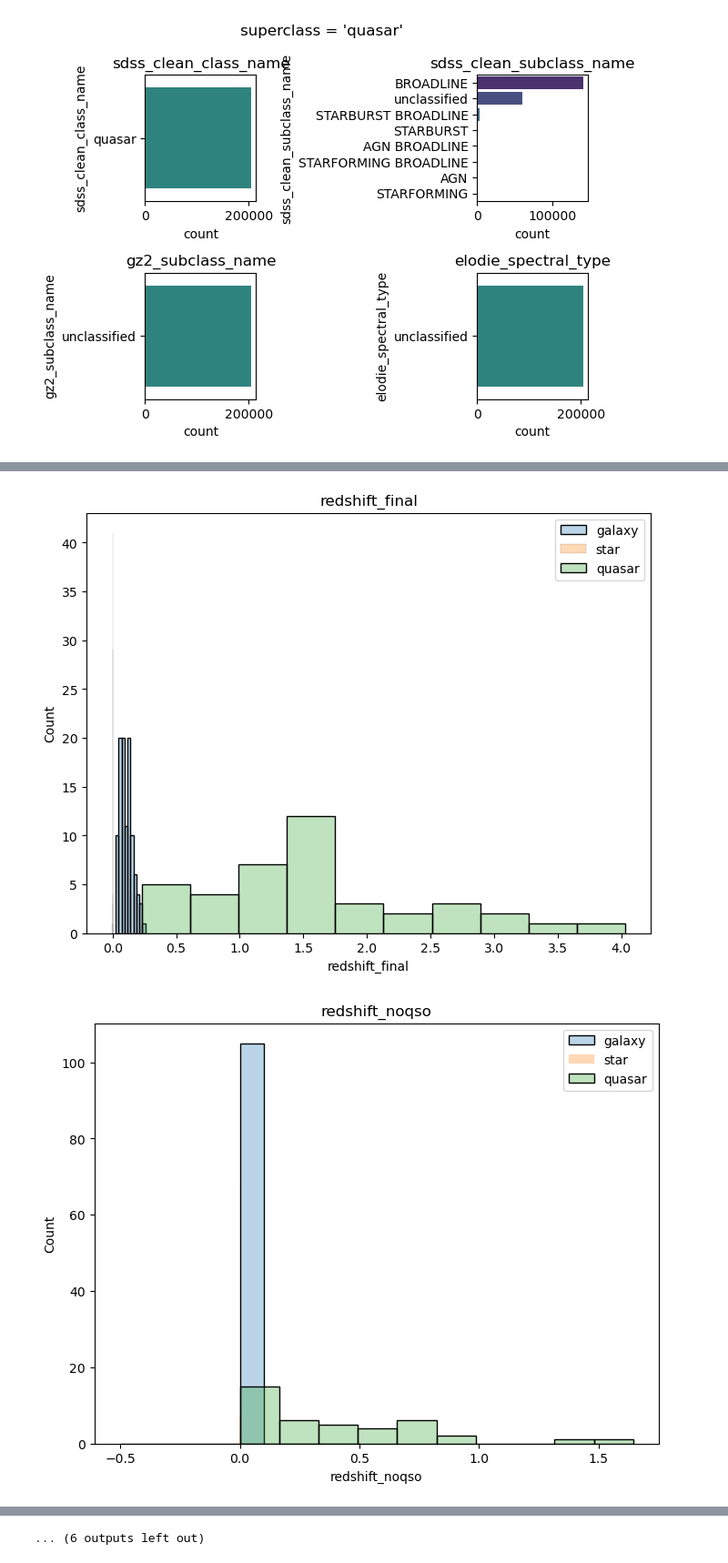
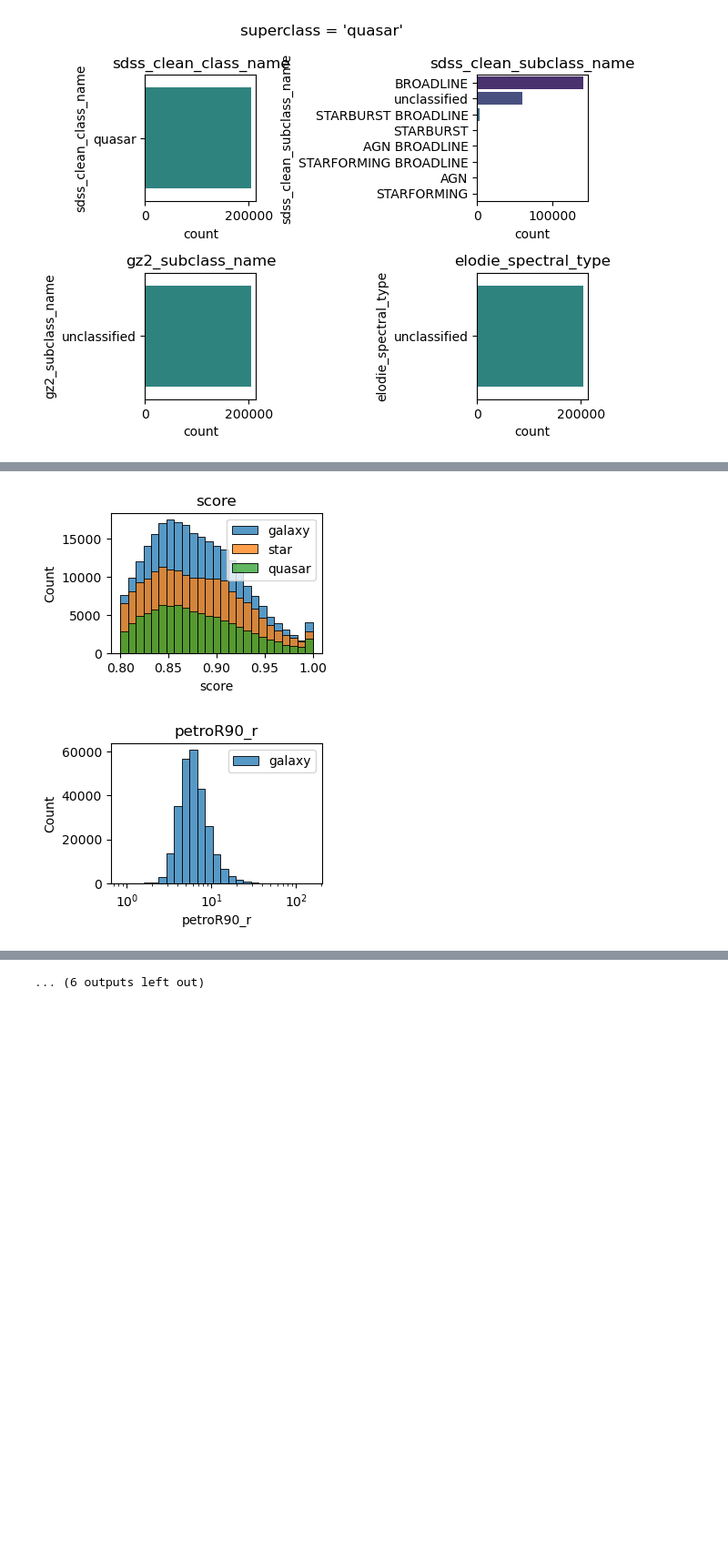
Before and after one commit to jspencermorris/galaxies_sdss, a Jupyter notebook: notebooks/jsm_eda_02.ipynb, the cells around one changed output, grey strips where cells are left out. Shown at 91% size. Cells and saved outputs as stored; diff of their text form; code cells hidden in the pictures; blank space fills up the shorter version.

Commit message:
updated notebook for primary data consolidation

```diff
--- a/notebooks/jsm_eda_02.ipynb
+++ b/notebooks/jsm_eda_02.ipynb
@@ -155,0 +151,5 @@ Text(0.5, 1.0, 'Distribution of SDSS objects across the sky, by superclass')
+# %%
+# clean sdss_full table based on gz2 labels
+
+# drop rows that with gz2 labels indicative of stars
+sdss_full = sdss_full[sdss_full['gz2_subclass_name'] != 'A']
@@ -155,0 +252,10 @@ Text(0.5, 1.0, 'Distribution of SDSS objects across the sky, by superclass')
+# %%
+"""# investigate filters and features
+
+for col in object_filters + object_features:
+    print(f"{len(sdss_full[sdss_full[col] <= 0])} negative values")
+    print(sdss_full[col].describe())
+    plt.figure(figsize=(2, 1))
+    plt.hist(x=sdss_full[col], bins=50)
+    plt.title(col)
+    plt.show()"""
@@ -156,36 +404,44 @@ Text(0.5, 1.0, 'Distribution of SDSS objects across the sky, by superclass')
 # %%
 # investigate histograms of feature columns, color-shaded by superclass
 
 # generate a subset dataframe
-df = sdss_full[['sdss_clean_class_name'] + object_filters + object_features]
-df = df.sample(frac=0.0002)
-l1 = object_filters
-l2 = object_features
-
+df = sdss_primary[['sdss_clean_class_name'] + object_filters + object_features]
+df = df.sample(frac=0.5)
 
 # define classes
-classes = df['sdss_clean_class_name'].unique()
+classes = sdss_primary['sdss_clean_class_name'].unique()
 classes = classes[classes != 'unclassified']
 
-#
+# set a color palette with distinct colors for each category
+colors = sns.color_palette('bright', n_colors=len(df['sdss_clean_class_name'].unique()))
 
-# Set a color palette with distinct colors for each category
-palette = sns.color_palette('husl', n_colors=len(df['sdss_clean_class_name'].unique()))
+# make a list of columns with linear ranges
+linear_cols = ['score, petroR90_r', 'u_p', 'g_p', 'r_p']
 
-#color=sns.color_palette()[i]
-
-# Iterate over columns and create separate plots
-for col in l2 + l1:
-    plt.figure(figsize=(8, 6))
-    for class_label, color in zip(classes, palette):
+# iterate over columns and create separate plots
+for col in object_filters + object_features:
+    plt.figure(figsize=(3, 2))
+    plt.xscale('linear')
+    log_choice = False
+    denom = df[col].min()
+    if denom == 0:
+        denom = 0.001
+    if abs(df[col].max() / denom) > 50:
+        df[col] = df[col].replace(0, 0.001)
         log_choice = True
-        if df[df['sdss_clean_class_name'] == class_label][col].min() <= 0:
-            log_choice = False
-        sns.histplot(df[df['sdss_clean_class_name'] == class_label][col], bins=10, kde=False, \
-            multiple='stack', label=class_label, common_norm=True, alpha=0.3, log_scale=False)
+        plt.xscale('symlog')
+    for class_label, color in zip(classes, colors):
+        if ('petro' in col) | ('noqso' in col):
+            if class_label == 'galaxy':
+                sns.histplot(df[df['sdss_clean_class_name'] == class_label][col], bins=25, label=class_label, log_scale=log_choice)
+        elif 'elodie' in col:
+            if class_label == 'star':
+                sns.histplot(df[df['sdss_clean_class_name'] == class_label][col], bins=25, label=class_label, log_scale=log_choice)
+        else:
+            sns.histplot(df[df['sdss_clean_class_name'] == class_label][col], bins=25, label=class_label, log_scale=log_choice)
     plt.title(col)
     plt.legend()
     plt.show()
 # %% [output]
-[figure, old version]
+[figure, new version]
-[figure, old version]
+[figure, new version]
```
Also changed, not shown: parts of 21 cells of this notebook.
